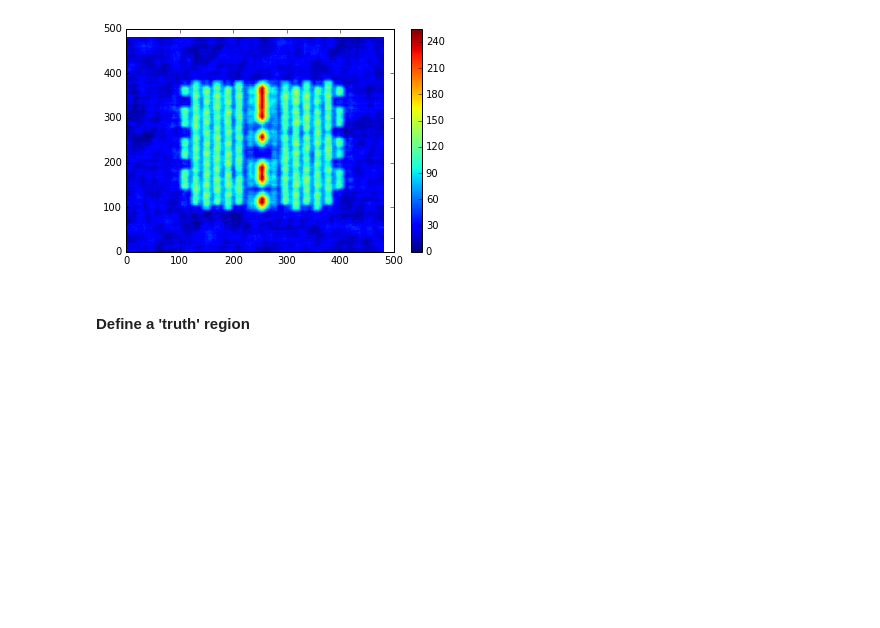
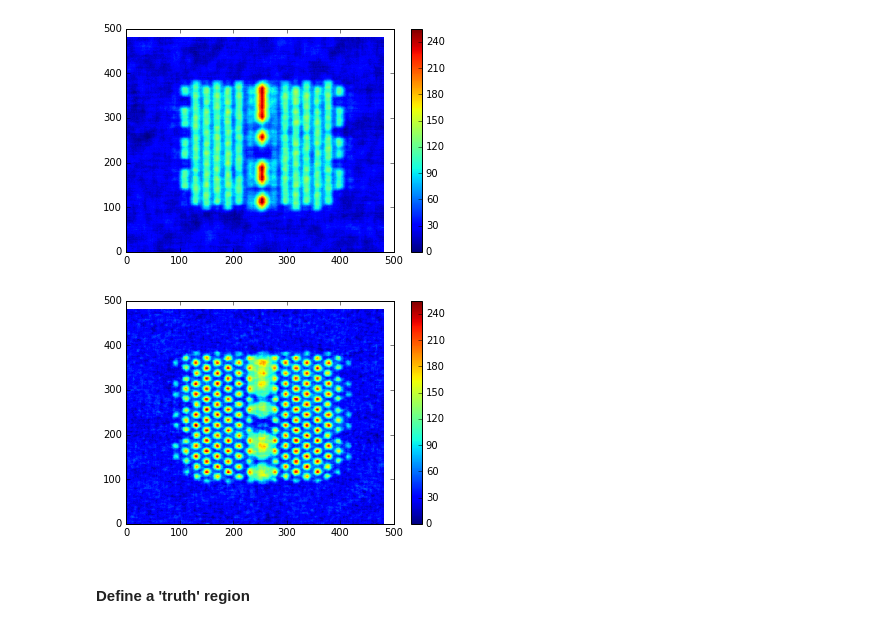
Before and after one commit to huskeypm/sparkdetection, a Jupyter notebook: roc/roc.ipynb, the cells around one changed output. Cells and saved outputs as stored; diff of their text form; code cells hidden in the pictures; blank space fills up the shorter version.

```diff
--- a/roc/roc.ipynb
+++ b/roc/roc.ipynb
@@ -51,6 +48,13 @@ plt.colorbar()
 thresh = 122
 # %% [output]
 [figure]
+# %%
+image4 = images['fusedBulk']
+pcolormesh(image4)
+plt.colorbar()
+thresh = 122
+# %% [output]
+[figure, added]
 # %% [markdown]
 #### Define a 'truth' region
 # %%
```
Also changed, not shown: parts of 24 cells of this notebook, 2 other files.
